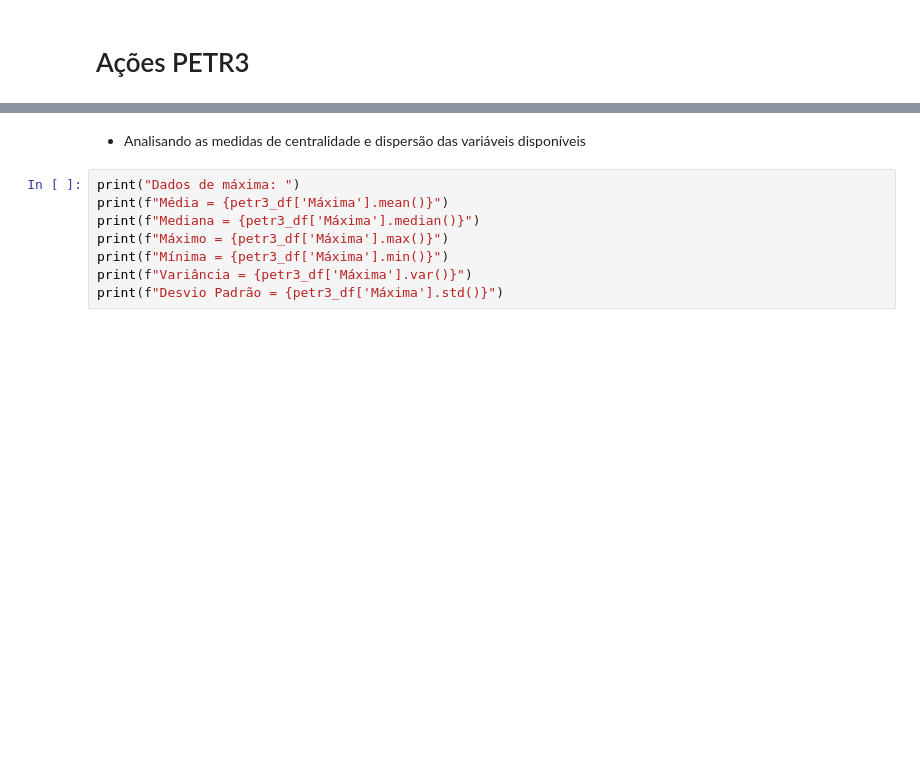
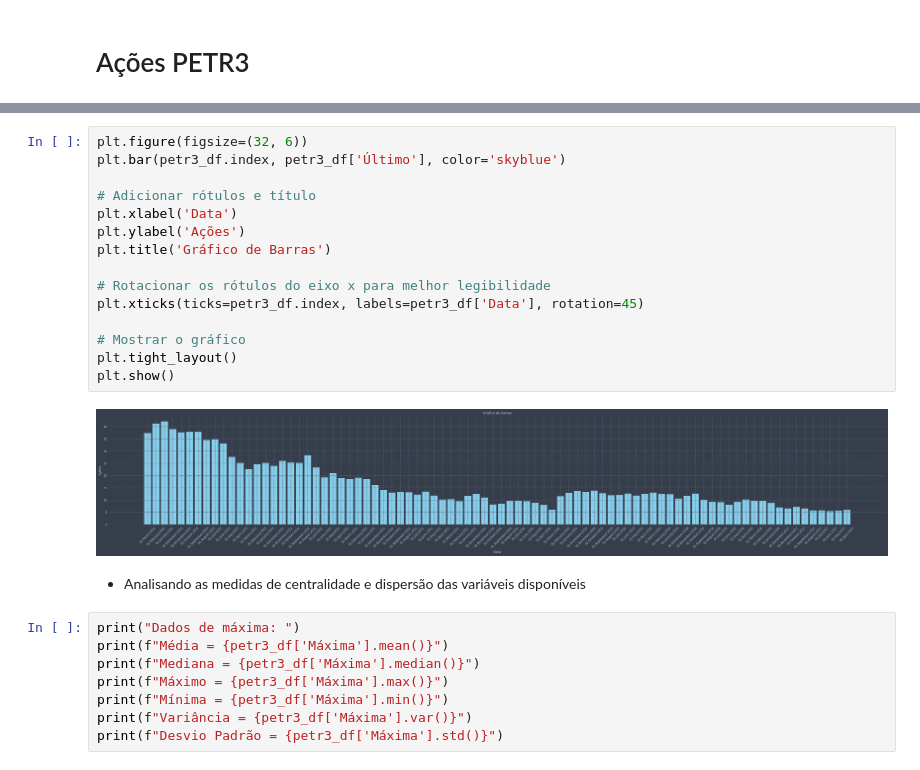
Before and after one commit to DjallenDias/IDSProject, a Jupyter notebook: notebook.ipynb, the cells around one changed output, grey strips where cells are left out. Drawn from its saved outputs; the diff is of its cells as text; blank space fills up the shorter version.

```diff
--- a/notebook.ipynb
+++ b/notebook.ipynb
@@ -17,3 +35,20 @@ petr3_df = pd.read_csv("arquivos/Acoes/PETR3.csv")
+# %%
+plt.figure(figsize=(32, 6))
+plt.bar(petr3_df.index, petr3_df['Último'], color='skyblue')
+
+# Adicionar rótulos e título
+plt.xlabel('Data')
+plt.ylabel('Ações')
+plt.title('Gráfico de Barras')
+
+# Rotacionar os rótulos do eixo x para melhor legibilidade
+plt.xticks(ticks=petr3_df.index, labels=petr3_df['Data'], rotation=45)
+
+# Mostrar o gráfico
+plt.tight_layout()
+plt.show()
+# %% [output]
+[figure, added]
 # %% [markdown]
 - Analisando as medidas de centralidade e dispersão das variáveis disponíveis
 # %%
```
Also changed, not shown: parts of 17 cells of this notebook.
